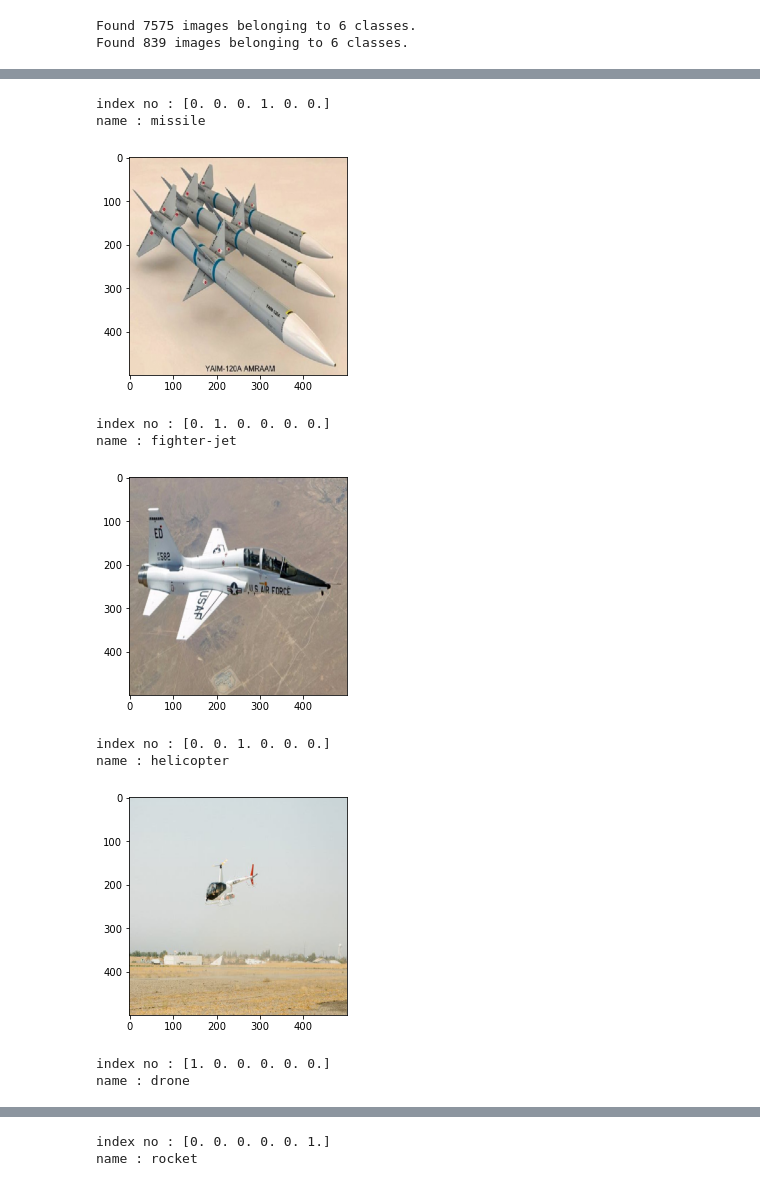
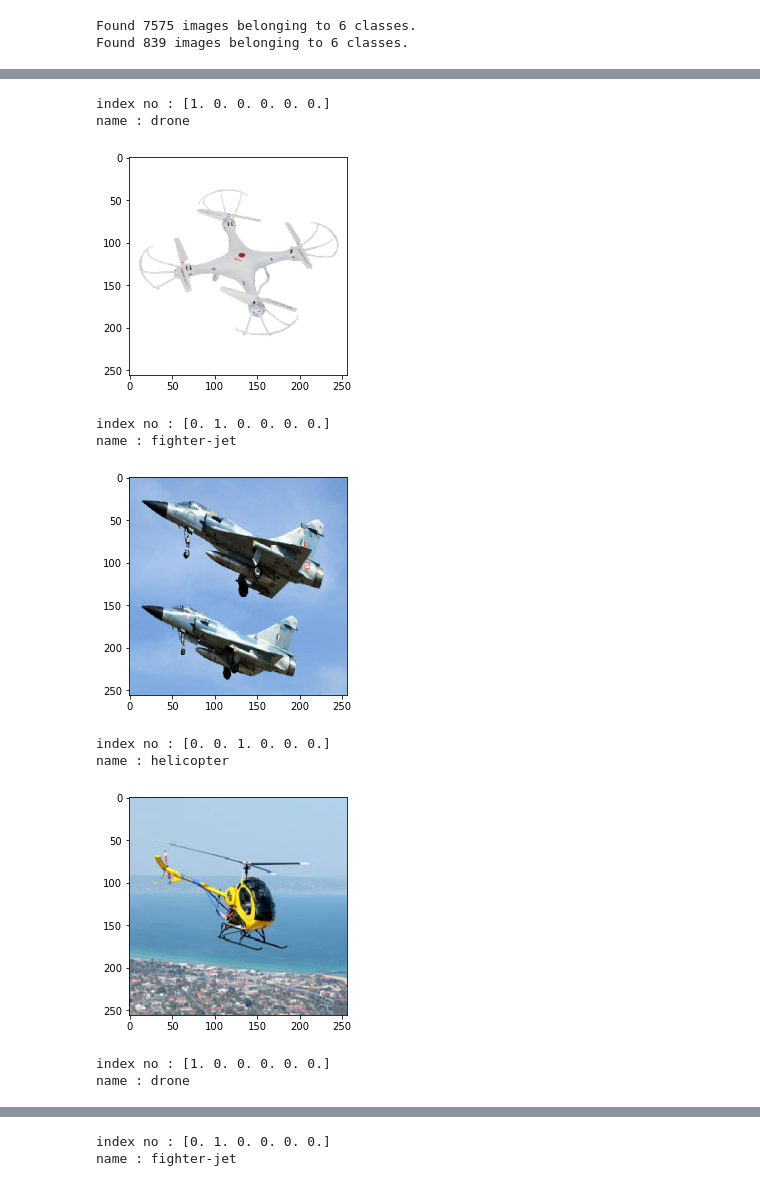
Before and after one commit to yasinsahin0/PlaneImageClassificationCNN, a Jupyter notebook: planes_cnn.ipynb, the cells around one changed output, grey strips where cells are left out. Drawn from its saved outputs; the diff is of its cells as text; code cells hidden in the pictures.

```diff
--- a/planes_cnn.ipynb
+++ b/planes_cnn.ipynb
@@ -15,4 +15,6 @@ import warnings
 warnings.filterwarnings('ignore')
 # %%
 base_dir = "planes"
+img_h_size = 256
+img_w_size = 256
 # %%
@@ -21,13 +45,27 @@ train_datagen = ImageDataGenerator(rescale=1./255,
 test_datagen = ImageDataGenerator(rescale=1./255,
                                   validation_split=0.1)
 # %%
-train_datagen = train_datagen.flow_from_directory(base_dir,target_size=(500,500),
-                                                  subset="training",
-                                                  batch_size=16)
+train_data = train_datagen.flow_from_directory(
+                                                base_dir,
+                                                target_size=(img_h_size,img_w_size),
+                                                color_mode='rgb',
+                                                classes=None,
+                                                class_mode='categorical',
+                                                batch_size=8,
+                                                shuffle=True,
+                                                seed=None,
+                                                save_to_dir=None,
+                                                save_prefix='',
+                                                save_format='png',
+                                                follow_links=False,
+                                                subset="training",
+                                                interpolation='nearest')
 
-test_datagen = test_datagen.flow_from_directory(base_dir,target_size=(500,500),
+test_data = test_datagen.flow_from_directory(
+                                                base_dir,
+                                                target_size=(img_h_size,img_w_size),
                                                 subset="validation",
-                                                batch_size=16)
+                                                batch_size=8)
 # %% [output]
 Found 7575 images belonging to 6 classes.
 Found 839 images belonging to 6 classes.
@@ -61,20 +99,20 @@ classes_name = ["drone", "fighter-jet", "helicopter", "missile", "passenger-plan
 # test_datagen.next() # rastgele data getirir
 # %%
 for _ in range(5):
-    img,label = test_datagen.next()
+    img,label = test_data.next()
     plt.imshow(img[0])
     print("index no :",label[0])
     print("name :",classes_name[np.argmax(label[0])])
     plt.show()
 # %% [output]
-index no : [0. 0. 0. 1. 0. 0.]
-name : missile
+index no : [1. 0. 0. 0. 0. 0.]
+name : drone
-[figure, old version]
+[figure, new version]
 index no : [0. 1. 0. 0. 0. 0.]
 name : fighter-jet
-[figure, old version]
+[figure, new version]
 index no : [0. 0. 1. 0. 0. 0.]
 name : helicopter
-[figure, old version]
+[figure, new version]
 index no : [1. 0. 0. 0. 0. 0.]
 name : drone
@@ -82,2 +120,2 @@ name : drone
-index no : [0. 0. 0. 0. 0. 1.]
-name : rocket
+index no : [0. 1. 0. 0. 0. 0.]
+name : fighter-jet
```
Also changed, not shown: parts of 12 cells of this notebook.
